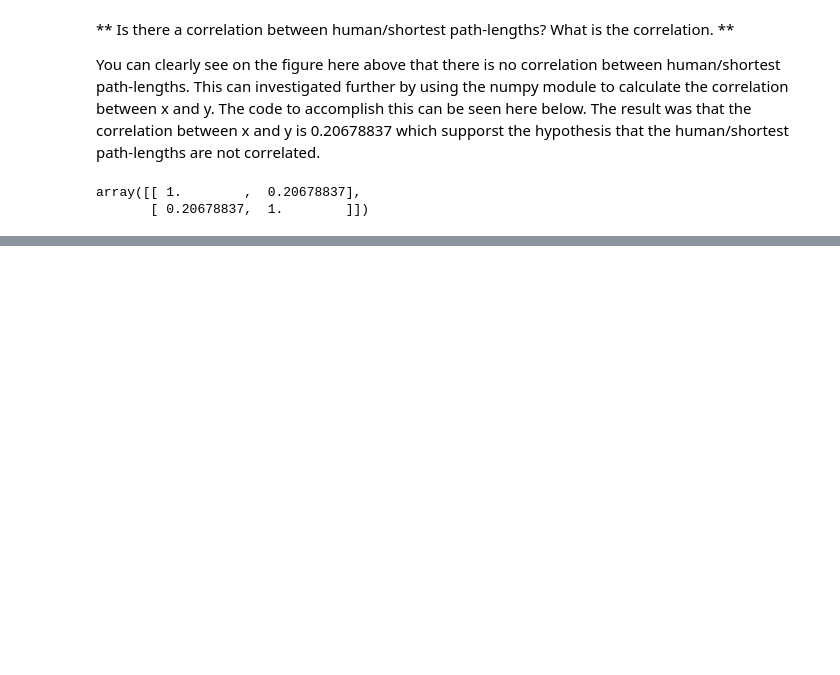
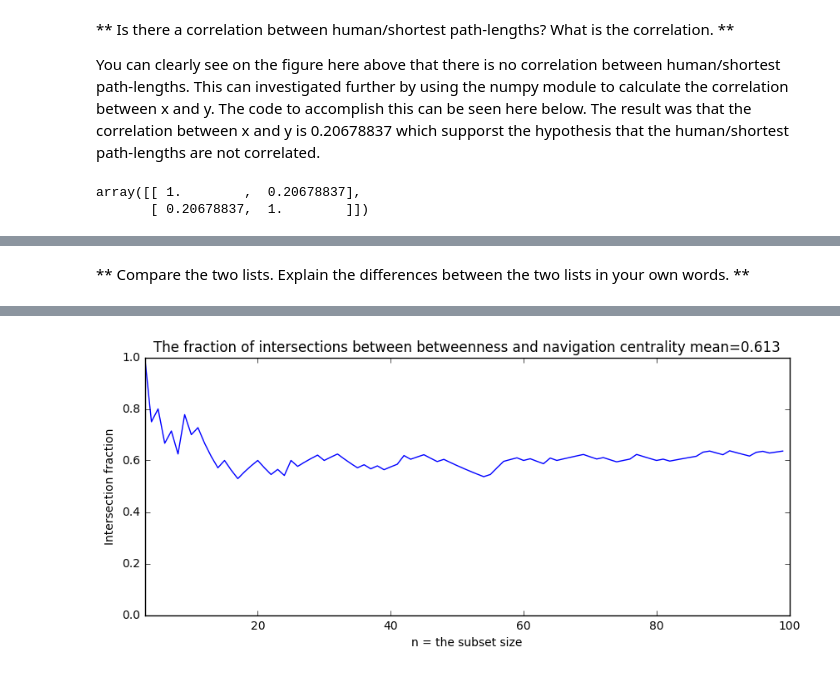
Before and after one commit to gretarg09/DTU__SocialGraphsAndInteractions, a Jupyter notebook: assignment_2/Assignment2.ipynb, the cells around one changed output, grey strips where cells are left out. Saved outputs shown, nothing was run; the diff lists cells and outputs as text; code cells hidden in the pictures; blank space fills up the shorter version.

```diff
--- a/assignment_2/Assignment2.ipynb
+++ b/assignment_2/Assignment2.ipynb
@@ -548,0 +598,2 @@ array([[ 1.        ,  0.20678837],
+# %%
+betweenness = nx.betweenness_centrality(G) # calculate the betweenness of the network
@@ -548,0 +602,15 @@ array([[ 1.        ,  0.20678837],
+# %%
+betweenness_sorted = sorted(betweenness.items(), key=operator.itemgetter(1), reverse=True)
+
+# print out the list of the 5 pages that have the highest centrality :)
+
+print ("{webpage_s: <26} {centrality_d: <14}".format(
+            webpage_s = "Website:", centrality_d = "Betweenness centrality value:"
+        ))
+
+print("-------------------------------------------------------")
+
+for page, centrality in betweenness_sorted[:5]:
+    print ("{webpage_s: <26} {centrality_d: <14}".format(
+            webpage_s = page, centrality_d = round_sig(centrality,5)
+        ))
@@ -548,0 +625,48 @@ array([[ 1.        ,  0.20678837],
+# %% [markdown]
+** Compare the two lists. Explain the differences between the two lists in your own words. **
+# %%
+# We will compare the two lists by finding how many item are the same in both lists
+# the function prints out how many items are common in each list,
+# it also prints out the common websites and the websites that are different in for each centrality
+
+def compareCentralities(navigation_C, betweenness_C, n, p):
+    navigation_subset = [website for website,_ in navigation_C[:n]]
+    betweenness_subset = [website for website,_ in betweenness_C[:n]]
+
+    intersection = [website for website in navigation_subset if website in betweenness_subset]
+
+    if p == True:
+        print ("The intersection between the two centralities for the top {} items are:".format(n))
+        print ("---------------------------------------------------------------------")
+        for i in intersection:
+            print(i)
+
+        print ("\nThe distinctive items in the navigation centrality for the top {} items are".format(n))
+        print ("----------------------------------------------------------------------")
+        for i in [website for website in navigation_subset if website not in intersection]:
+            print(i)
+
+        print ("\nThe distinctive items in the betweenness centrality for the top {} items are".format(n))
+        print ("----------------------------------------------------------------------")
+        for i in [website for website in betweenness_subset if website not in intersection]:
+            print(i)
+
+    # returns the fraction of intersection items between the two centralities
+    return len(intersection)/n
+
+# let´s visualize the difference between these two centralities
+compareCentralities(navigation_sorted, betweenness_sorted, 10, True)
+
+intersection_fraction = [compareCentralities(navigation_sorted, betweenness_sorted, n, False) for n in range(3,100)]
+
+# next we plot up the intersection fraction for running n, in the range n=2 up to n=100
+plt.figure(figsize=(10,4))
+plt.plot(range(3,100),intersection_fraction)
+plt.xlim(3,100)
+plt.ylim(0,1)
+plt.title("The fraction of intersections between betweenness and navigation centrality mean={}"
+          .format(round_sig(np.mean(intersection_fraction),3)))
+plt.xlabel("n = the subset size")
+plt.ylabel("Intersection fraction")
+plt.show()
+# %% [output]
@@ -548,0 +690 @@ array([[ 1.        ,  0.20678837],
+[figure, added]
```
Also changed, not shown: parts of 46 cells of this notebook.
